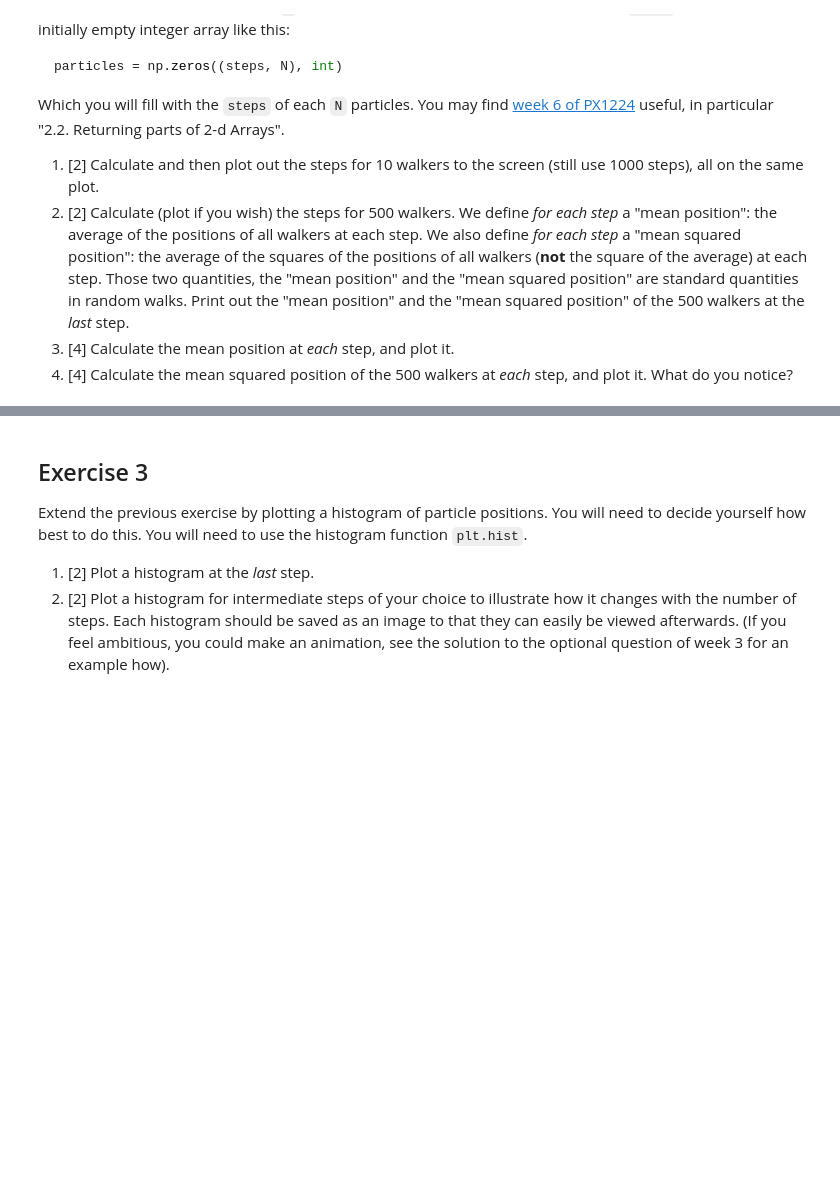
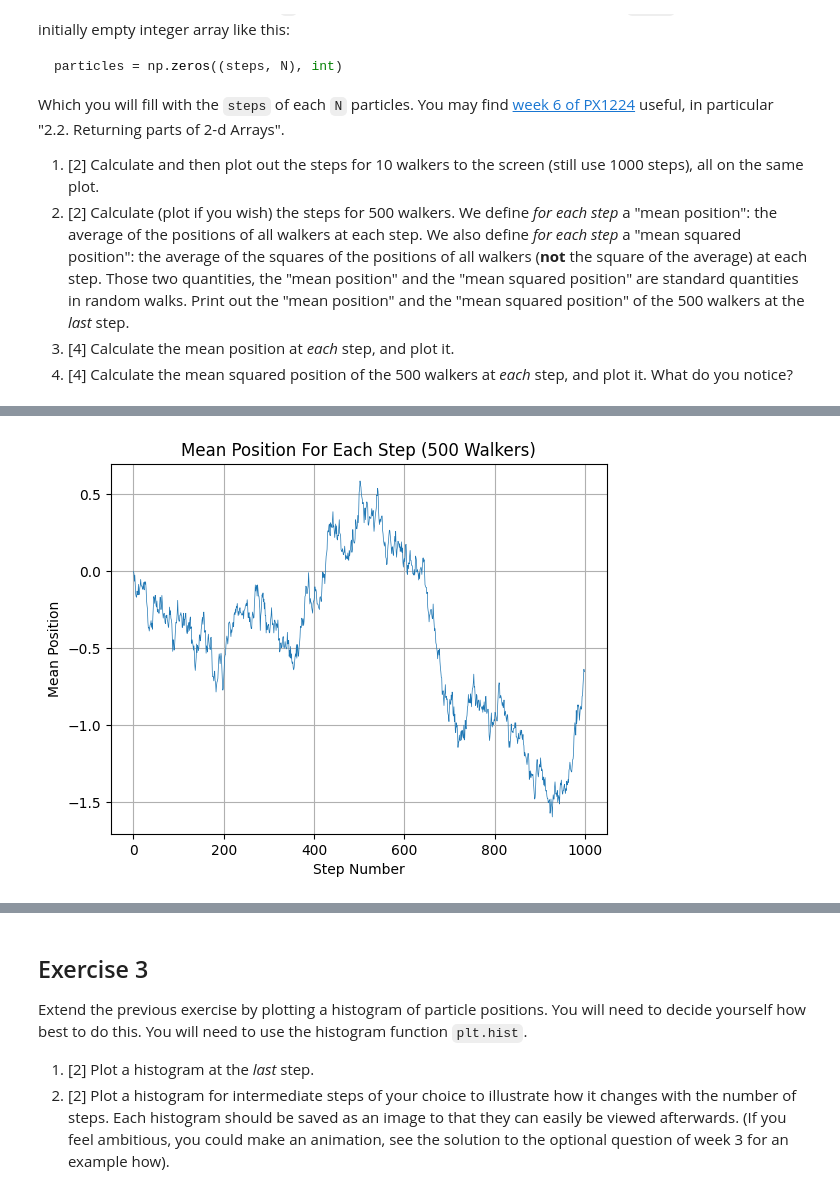
Before and after one commit to PX2145-2025/week-7-b-Morgan-Howard-Reuben, a Jupyter notebook: Random_walk.ipynb, the cells around one changed output, grey strips where cells are left out. Cells and saved outputs as stored; diff of their text form; code cells hidden in the pictures; blank space fills up the shorter version.

```diff
--- a/Random_walk.ipynb
+++ b/Random_walk.ipynb
@@ -157,0 +185,17 @@ plt.grid()
+# %%
+# 3. mean position at each step
+
+mean_positions_array = np.array(np.zeros(steps))
+
+# loop
+for i in range(steps):
+    mean_positions_array[i] = np.mean(particles2[i, :]) # average across all walkers at step i
+
+# plot
+plt.plot(mean_positions_array, linewidth='0.5')
+plt.xlabel('Step Number')
+plt.ylabel('Mean Position')
+plt.title('Mean Position For Each Step (500 Walkers)')
+plt.grid()
+# %% [output]
+[figure, added]
```
Also changed, not shown: parts of 7 cells of this notebook.
